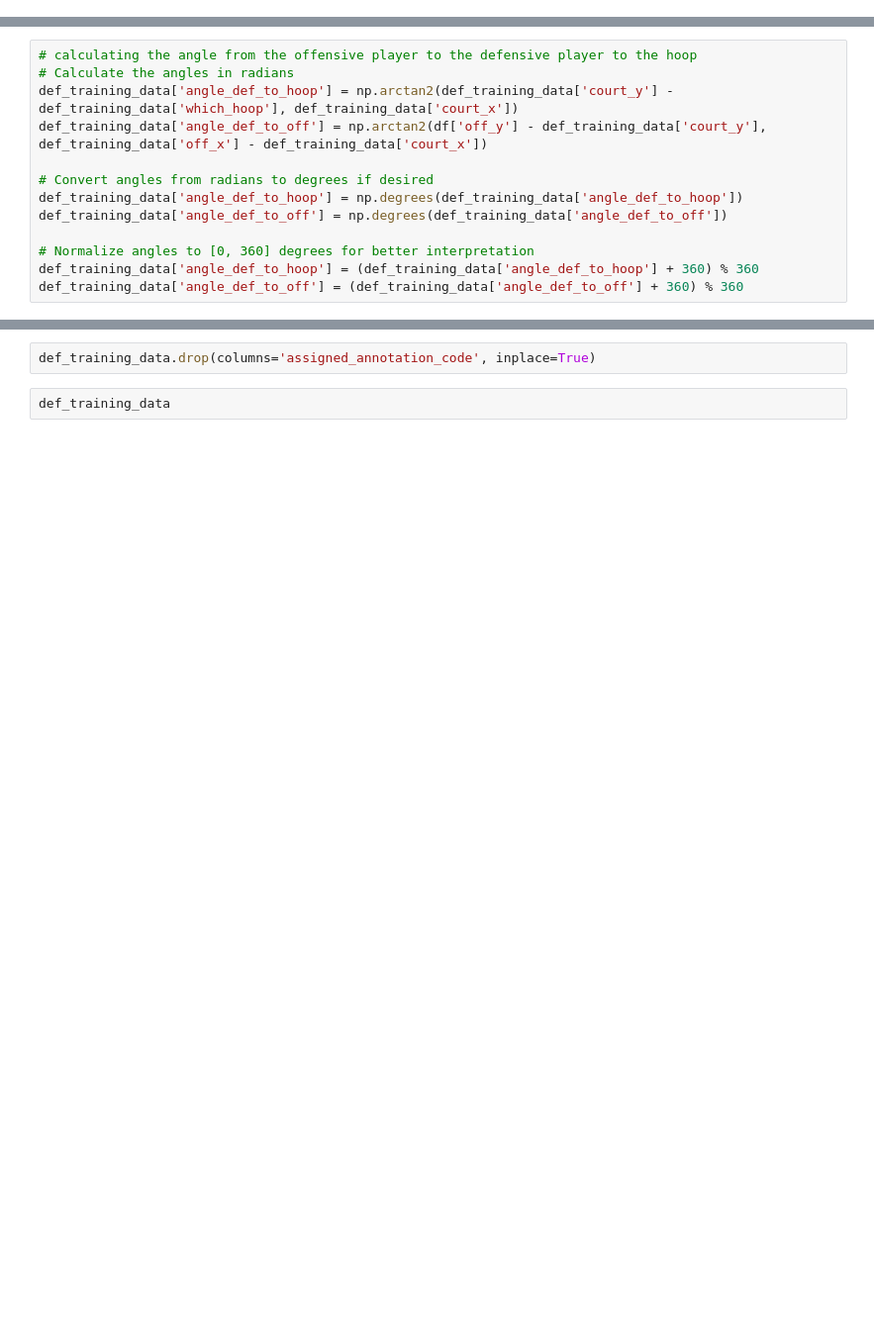
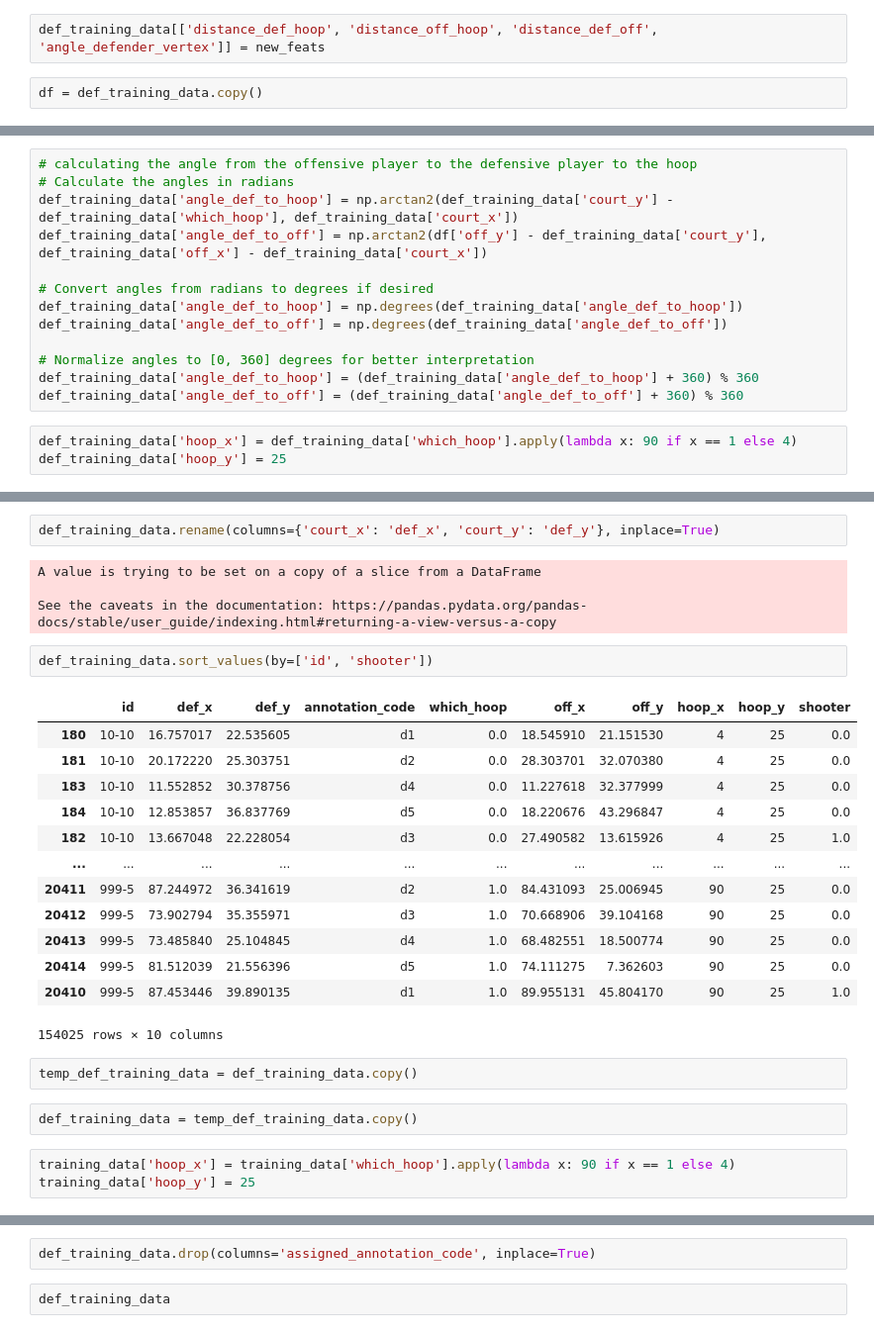
Before and after one commit to timseymour42/shotquality-offensive-rebounding, a Jupyter notebook: orbd_prediction.ipynb, the cells around one changed output, grey strips where cells are left out. Shown at 99% size. Cells and saved outputs as stored; diff of their text form; blank space fills up the shorter version.

```diff
--- a/orbd_prediction.ipynb
+++ b/orbd_prediction.ipynb
@@ -485,0 +601,4 @@ Creating features for angles between each pair of players, distances between the
+# %%
+def_training_data[['distance_def_hoop', 'distance_off_hoop', 'distance_def_off', 'angle_defender_vertex']] = new_feats
+# %%
+df = def_training_data.copy()
@@ -496,3 +807,6 @@ def_training_data['angle_def_to_off'] = np.degrees(def_training_data['angle_def_
 # Normalize angles to [0, 360] degrees for better interpretation
 def_training_data['angle_def_to_hoop'] = (def_training_data['angle_def_to_hoop'] + 360) % 360
 def_training_data['angle_def_to_off'] = (def_training_data['angle_def_to_off'] + 360) % 360
+# %%
+def_training_data['hoop_x'] = def_training_data['which_hoop'].apply(lambda x: 90 if x == 1 else 4)
+def_training_data['hoop_y'] = 25
@@ -498,0 +825,29 @@ def_training_data['angle_def_to_off'] = (def_training_data['angle_def_to_off'] +
+# %%
+def_training_data.rename(columns={'court_x': 'def_x', 'court_y': 'def_y'}, inplace=True)
+# %% [output]
+A value is trying to be set on a copy of a slice from a DataFrame
+
+See the caveats in the documentation: https://pandas.pydata.org/pandas-docs/stable/user_guide/indexing.html#returning-a-view-versus-a-copy
+# %%
+def_training_data.sort_values(by=['id', 'shooter'])
+# %% [output]
+|  | id | def_x | def_y | annotation_code | which_hoop | off_x | off_y | hoop_x | hoop_y | shooter |
+| 180 | 10-10 | 16.757017 | 22.535605 | d1 | 0.0 | 18.545910 | 21.151530 | 4 | 25 | 0.0 |
+| 181 | 10-10 | 20.172220 | 25.303751 | d2 | 0.0 | 28.303701 | 32.070380 | 4 | 25 | 0.0 |
+| 183 | 10-10 | 11.552852 | 30.378756 | d4 | 0.0 | 11.227618 | 32.377999 | 4 | 25 | 0.0 |
+| 184 | 10-10 | 12.853857 | 36.837769 | d5 | 0.0 | 18.220676 | 43.296847 | 4 | 25 | 0.0 |
+| 182 | 10-10 | 13.667048 | 22.228054 | d3 | 0.0 | 27.490582 | 13.615926 | 4 | 25 | 1.0 |
+| ... | ... | ... | ... | ... | ... | ... | ... | ... | ... | ... |
+| 20411 | 999-5 | 87.244972 | 36.341619 | d2 | 1.0 | 84.431093 | 25.006945 | 90 | 25 | 0.0 |
+| 20412 | 999-5 | 73.902794 | 35.355971 | d3 | 1.0 | 70.668906 | 39.104168 | 90 | 25 | 0.0 |
+| 20413 | 999-5 | 73.485840 | 25.104845 | d4 | 1.0 | 68.482551 | 18.500774 | 90 | 25 | 0.0 |
+| 20414 | 999-5 | 81.512039 | 21.556396 | d5 | 1.0 | 74.111275 | 7.362603 | 90 | 25 | 0.0 |
+| 20410 | 999-5 | 87.453446 | 39.890135 | d1 | 1.0 | 89.955131 | 45.804170 | 90 | 25 | 1.0 |
+154025 rows × 10 columns
+# %%
+temp_def_training_data = def_training_data.copy()
+# %%
+def_training_data = temp_def_training_data.copy()
+# %%
+training_data['hoop_x'] = training_data['which_hoop'].apply(lambda x: 90 if x == 1 else 4)
+training_data['hoop_y'] = 25
```
Also changed, not shown: parts of 61 cells of this notebook.
